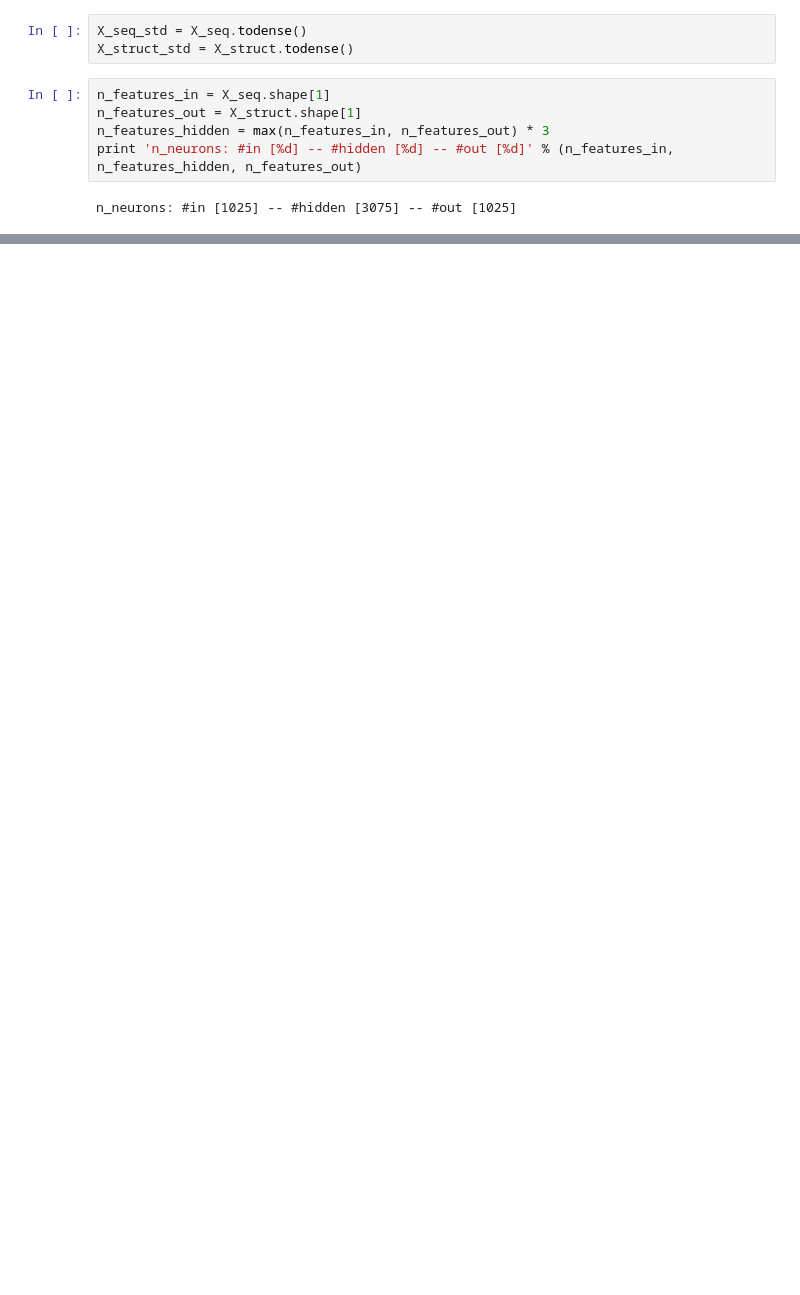
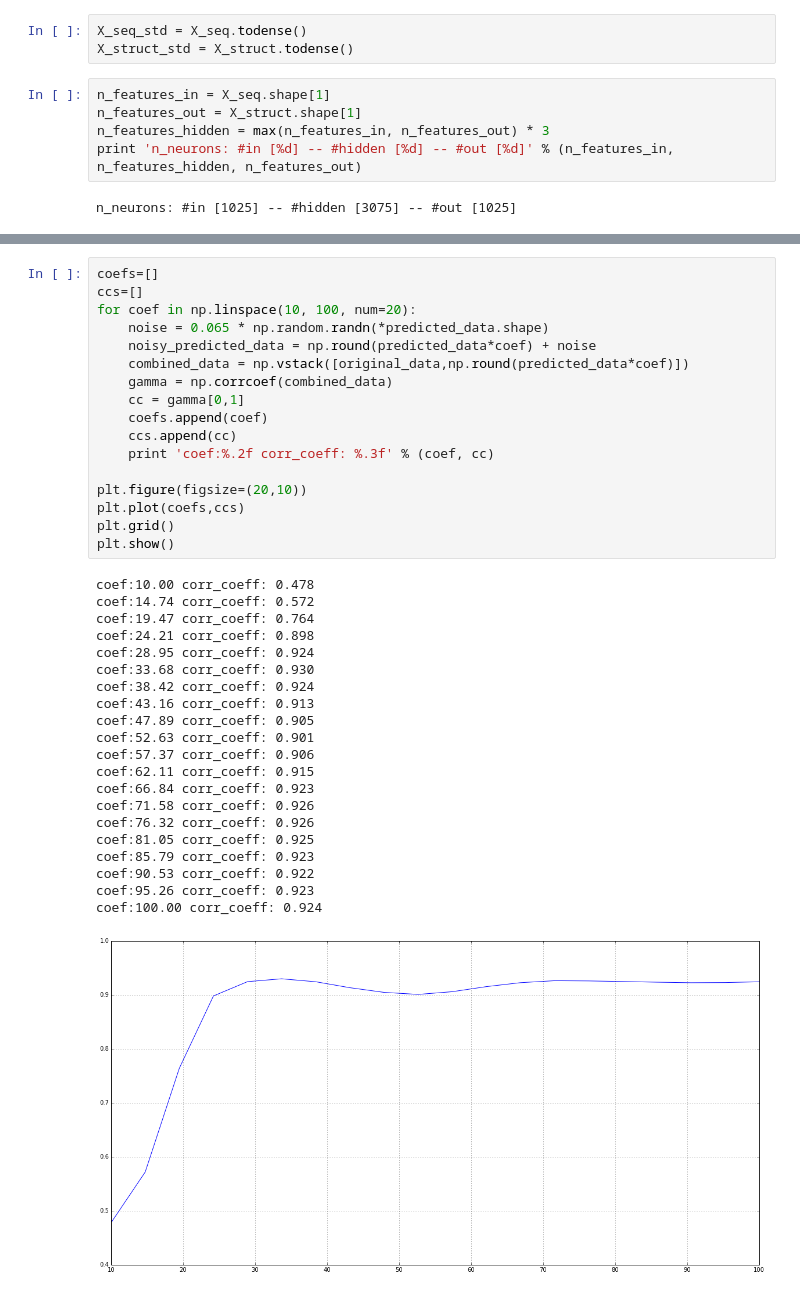
Before and after one commit to fabriziocosta/EDeN_examples, a Jupyter notebook: bioinf/rna/DeepNet for Folding prediction.ipynb, the cells around one changed output, grey strips where cells are left out. Cells and saved outputs as stored; diff of their text form; blank space fills up the shorter version.

```diff
--- a/bioinf/rna/DeepNet for Folding prediction.ipynb
+++ b/bioinf/rna/DeepNet for Folding prediction.ipynb
@@ -304,0 +293,39 @@ Wall time: 15.6 s
+# %%
+coefs=[]
+ccs=[]
+for coef in np.linspace(10, 100, num=20):
+    noise = 0.065 * np.random.randn(*predicted_data.shape)
+    noisy_predicted_data = np.round(predicted_data*coef) + noise
+    combined_data = np.vstack([original_data,np.round(predicted_data*coef)])
+    gamma = np.corrcoef(combined_data)
+    cc = gamma[0,1]
+    coefs.append(coef)
+    ccs.append(cc)
+    print 'coef:%.2f corr_coeff: %.3f' % (coef, cc)
+
+plt.figure(figsize=(20,10))
+plt.plot(coefs,ccs)
+plt.grid()
+plt.show()
+# %% [output]
+coef:10.00 corr_coeff: 0.478
+coef:14.74 corr_coeff: 0.572
+coef:19.47 corr_coeff: 0.764
+coef:24.21 corr_coeff: 0.898
+coef:28.95 corr_coeff: 0.924
+coef:33.68 corr_coeff: 0.930
+coef:38.42 corr_coeff: 0.924
+coef:43.16 corr_coeff: 0.913
+coef:47.89 corr_coeff: 0.905
+coef:52.63 corr_coeff: 0.901
+coef:57.37 corr_coeff: 0.906
+coef:62.11 corr_coeff: 0.915
+coef:66.84 corr_coeff: 0.923
+coef:71.58 corr_coeff: 0.926
+coef:76.32 corr_coeff: 0.926
+coef:81.05 corr_coeff: 0.925
+coef:85.79 corr_coeff: 0.923
+coef:90.53 corr_coeff: 0.922
+coef:95.26 corr_coeff: 0.923
+coef:100.00 corr_coeff: 0.924
+[figure, added]
```
Also changed, not shown: parts of 19 cells of this notebook, 2 other files.
